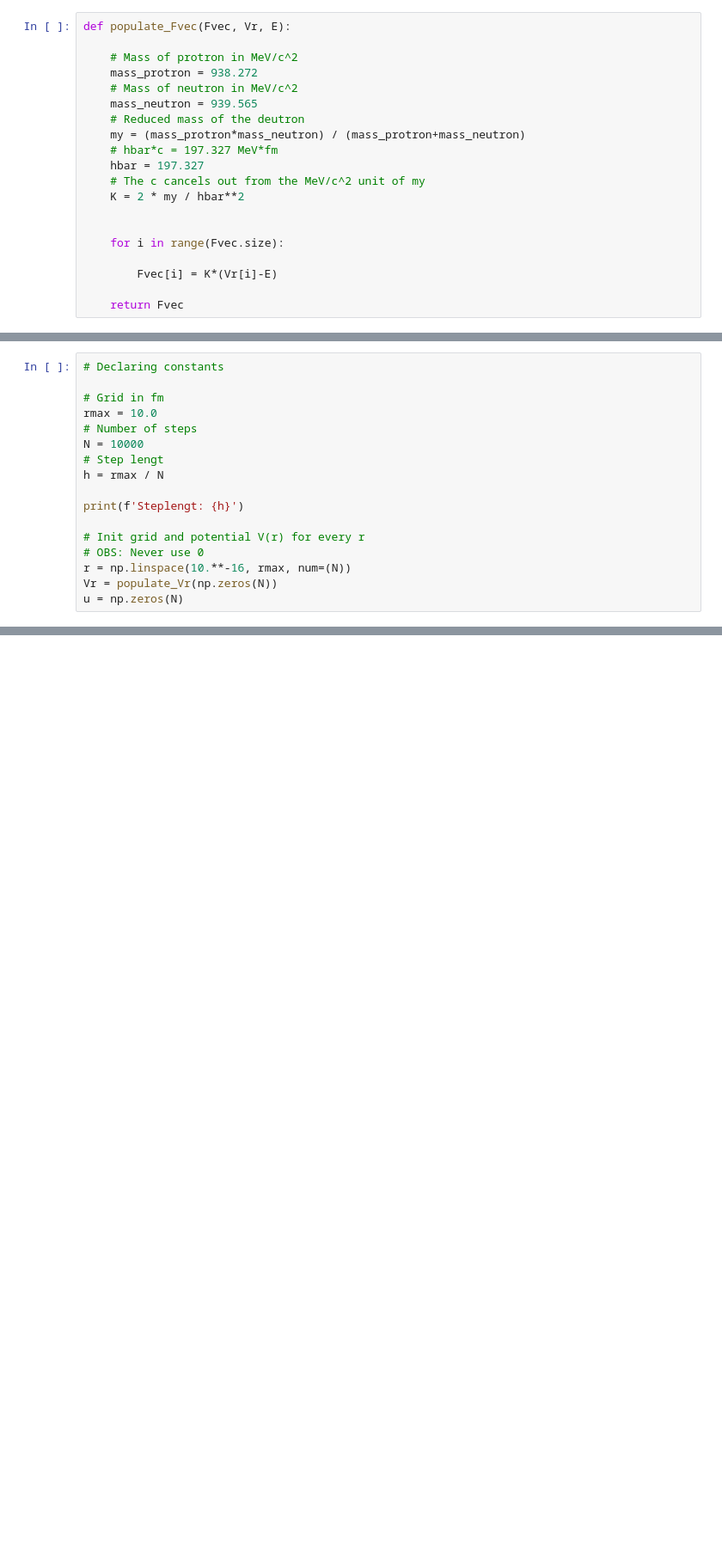
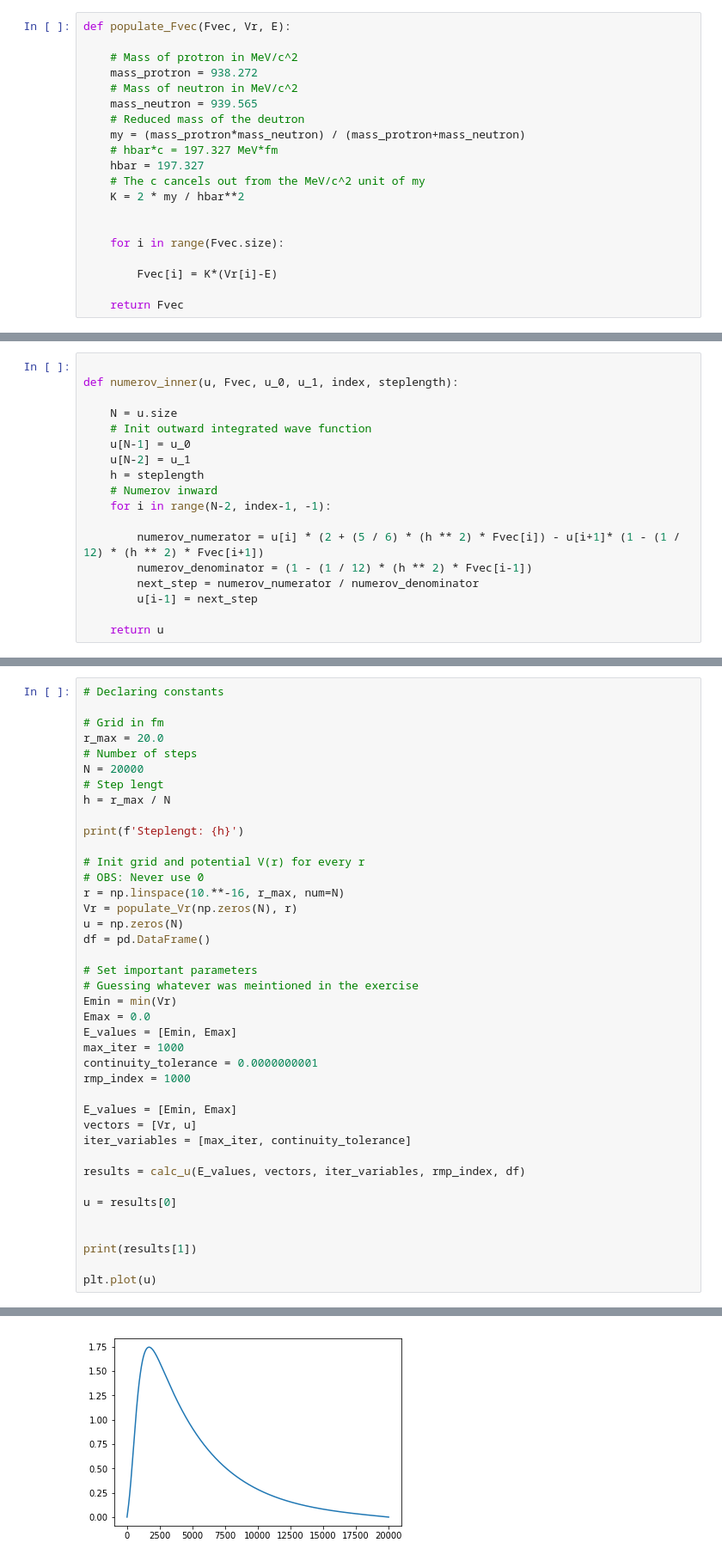
Before and after one commit to MarcChalm/SchrodingerSolution, a Jupyter notebook: ShrodingerNotebook.ipynb, the cells around one changed output, grey strips where cells are left out. Shown: that part at 86% size. Saved outputs shown, nothing was run; the diff lists cells and outputs as text; blank space fills up the shorter version.

```diff
--- a/ShrodingerNotebook.ipynb
+++ b/ShrodingerNotebook.ipynb
@@ -118,3 +104,21 @@ def numerov(u, Fvec, u_0, u_1, index, steplength, revese=False):
 
     else:
         return u
+# %%
+
+def numerov_inner(u, Fvec, u_0, u_1, index, steplength):
+
+    N = u.size
+    # Init outward integrated wave function
+    u[N-1] = u_0
+    u[N-2] = u_1
+    h = steplength
+    # Numerov inward
+    for i in range(N-2, index-1, -1):
+
+        numerov_numerator = u[i] * (2 + (5 / 6) * (h ** 2) * Fvec[i]) - u[i+1]* (1 - (1 / 12) * (h ** 2) * Fvec[i+1])
+        numerov_denominator = (1 - (1 / 12) * (h ** 2) * Fvec[i-1])
+        next_step = numerov_numerator / numerov_denominator
+        u[i-1] = next_step
+
+    return u
@@ -122,16 +198,40 @@ def numerov(u, Fvec, u_0, u_1, index, steplength, revese=False):
 # Declaring constants
 
 # Grid in fm
-rmax = 10.0
+r_max = 20.0
 # Number of steps
-N = 10000
+N = 20000
 # Step lengt
-h = rmax / N
+h = r_max / N
 
 print(f'Steplengt: {h}')
 
 # Init grid and potential V(r) for every r
 # OBS: Never use 0
-r = np.linspace(10.**-16, rmax, num=(N))
-Vr = populate_Vr(np.zeros(N))
+r = np.linspace(10.**-16, r_max, num=N)
+Vr = populate_Vr(np.zeros(N), r)
 u = np.zeros(N)
+df = pd.DataFrame()
+
+# Set important parameters
+# Guessing whatever was meintioned in the exercise
+Emin = min(Vr)
+Emax = 0.0
+E_values = [Emin, Emax]
+max_iter = 1000
+continuity_tolerance = 0.0000000001
+rmp_index = 1000
+
+E_values = [Emin, Emax]
+vectors = [Vr, u]
+iter_variables = [max_iter, continuity_tolerance]
+
+results = calc_u(E_values, vectors, iter_variables, rmp_index, df)
+
+u = results[0]
+
+
+print(results[1])
+
+plt.plot(u)
+# %% [output]
@@ -137,0 +242 @@ u = np.zeros(N)
+[figure, added]
```
Also changed, not shown: parts of 13 cells of this notebook, 1 other file.
